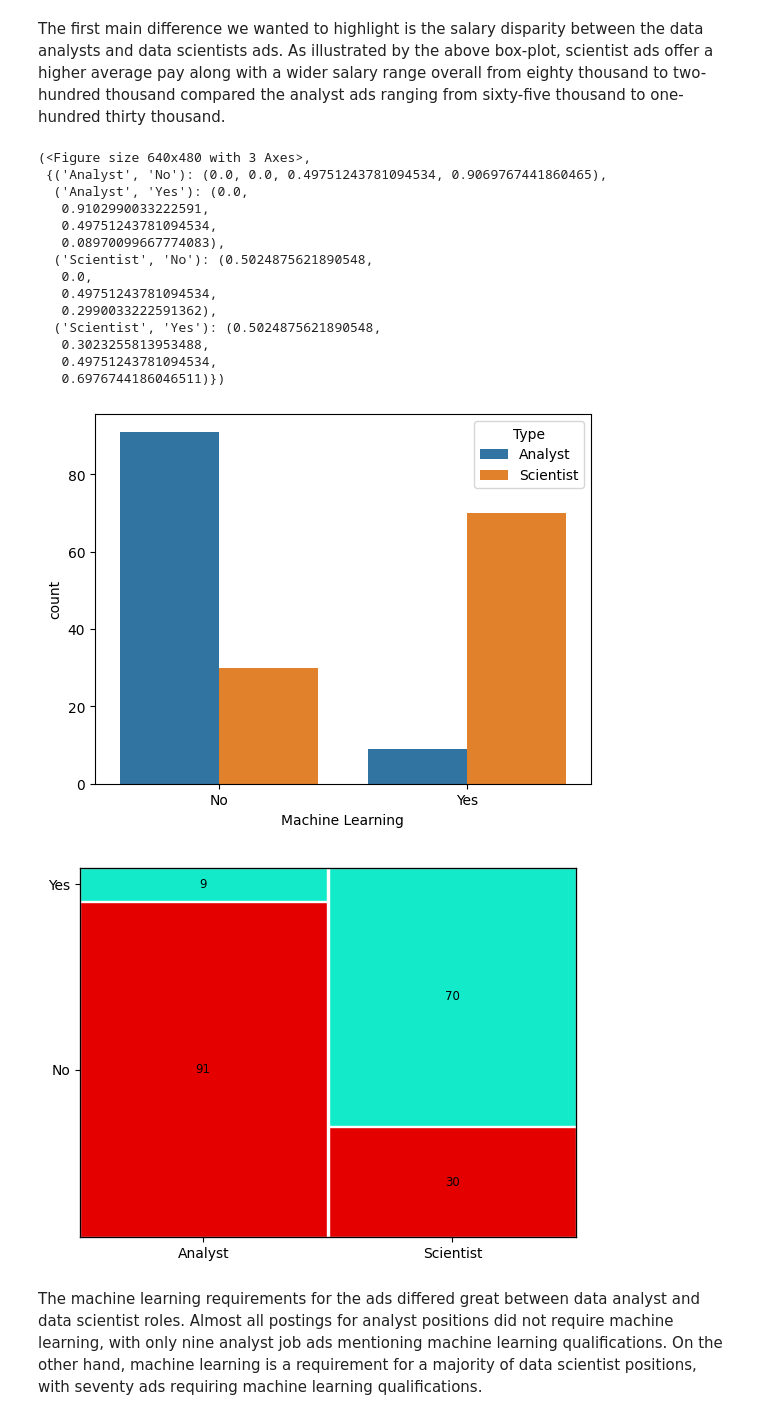
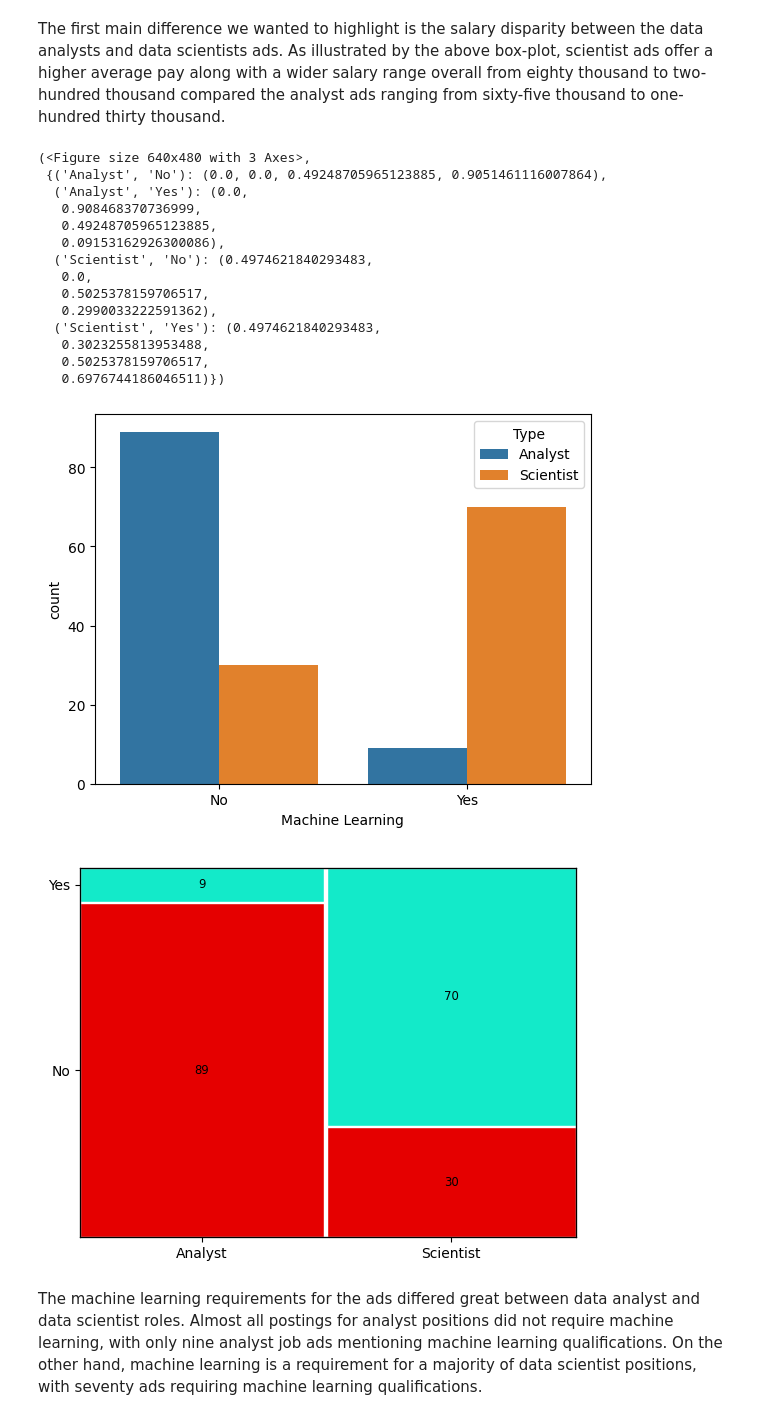
Before and after one commit to clwchanx/STA-141B, a Jupyter notebook: Data Visualizations (seaborn pairs and specific visuals) & Data Collection.ipynb, the cells around one changed output. Drawn from its saved outputs; the diff is of its cells as text; code cells hidden in the pictures.

Commit message:
dropped duplicates
redid the mosaic plot numbers

```diff
--- a/Data Visualizations (seaborn pairs and specific visuals) & Data Collection.ipynb
+++ b/Data Visualizations (seaborn pairs and specific visuals) & Data Collection.ipynb
@@ -33,8 +28,11 @@ df_scientist.head()
 # %%
 #combine the two pd dataframes
 df = pd.concat([df_analyst.reset_index(drop=True), df_scientist.reset_index(drop=True)], axis=0,ignore_index=True)
-
 df_plot=df #just in case to compare with original combined df
 del df_plot[df_plot.columns[0]] #delete index column
-df_plot.head()
+
+df = df.drop_duplicates()
+df_plot=df #just in case to compare with original combined df
+
+len(df_plot)
 # %% [output]
@@ -332,34 +355,34 @@ The first main difference we wanted to highlight is the salary disparity between
 # %%
 #For slides Machine Learning for the two roles
 sns.countplot(data=df_plot, x="Machine Learning", hue="Type")  #count plot for type for ML
 ## ML-Type (mosaic)
 props={}
 props[('Machine Learning','Yes')]={'facecolor':'red', 'edgecolor':'white'}
 props[('Machine Learning','No')]={'facecolor':'red', 'edgecolor':'white'}
 props[('Analyst','Yes')]={'facecolor':'xkcd:aqua','edgecolor':'white'}
 props[('Analyst','No')]= {'facecolor':'xkcd:red','edgecolor':'white'}
 props[('Scientist','Yes')]={'facecolor':'xkcd:aqua','edgecolor':'white'}
 props[('Scientist','No')]= {'facecolor':'xkcd:red','edgecolor':'white'}
 labelizer=lambda k:{('Analyst','Yes'):9,('Scientist','Yes'):70,
-                    ('Analyst','No'):91,('Scientist','No'):30}[k]
+                    ('Analyst','No'):89,('Scientist','No'):30}[k]
 mosaic(df_plot,['Type','Machine Learning'],labelizer=labelizer,properties=props)
 # %% [output]
 (<Figure size 640x480 with 3 Axes>,
- {('Analyst', 'No'): (0.0, 0.0, 0.49751243781094534, 0.9069767441860465),
+ {('Analyst', 'No'): (0.0, 0.0, 0.49248705965123885, 0.9051461116007864),
   ('Analyst', 'Yes'): (0.0,
-   0.9102990033222591,
-   0.49751243781094534,
-   0.08970099667774083),
-  ('Scientist', 'No'): (0.5024875621890548,
+   0.908468370736999,
+   0.49248705965123885,
+   0.09153162926300086),
+  ('Scientist', 'No'): (0.4974621840293483,
    0.0,
-   0.49751243781094534,
+   0.5025378159706517,
    0.2990033222591362),
-  ('Scientist', 'Yes'): (0.5024875621890548,
+  ('Scientist', 'Yes'): (0.4974621840293483,
    0.3023255813953488,
-   0.49751243781094534,
+   0.5025378159706517,
    0.6976744186046511)})
-[figure, old version]
+[figure, new version]
-[figure, old version]
+[figure, new version]
 # %% [markdown]
 The machine learning requirements for the ads differed great between data analyst and data scientist roles. Almost all postings for analyst positions did not require machine learning, with only nine analyst job ads mentioning machine learning qualifications. On the other hand, machine learning is a requirement for a majority of data scientist positions, with seventy ads requiring machine learning qualifications.
 # %%
```
Also changed, not shown: parts of 12 cells of this notebook.
